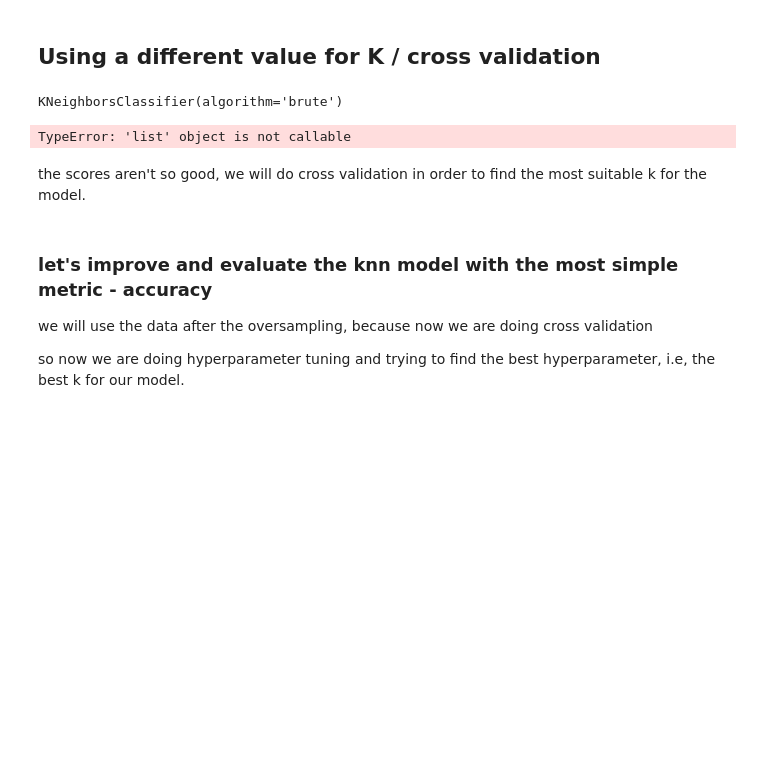
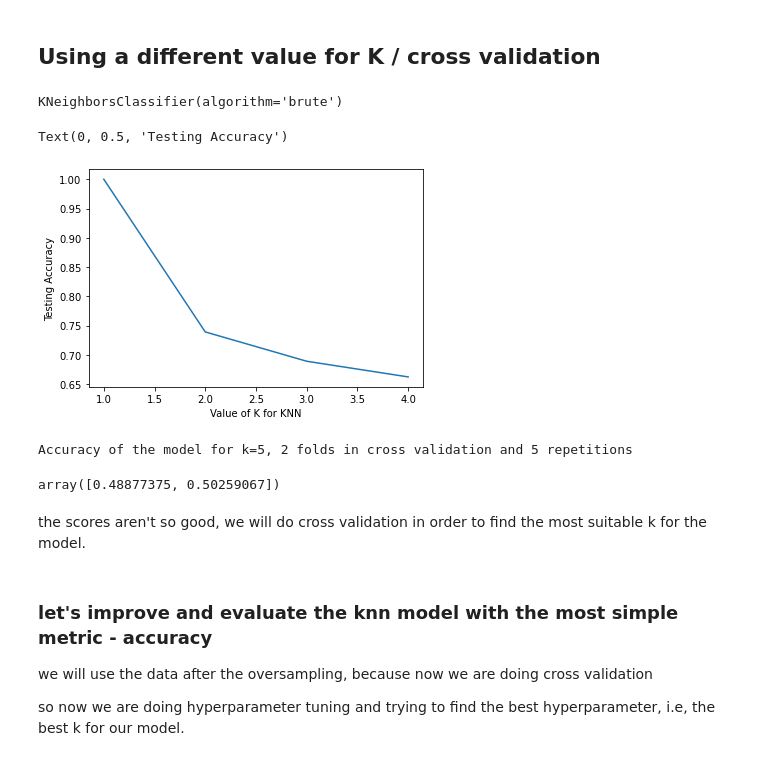
Before and after one commit to BabyBlue555/firstYear_semB_project, a Jupyter notebook: genre_classification.ipynb, the cells around one changed output. Saved outputs shown, nothing was run; the diff lists cells and outputs as text; code cells hidden in the pictures; blank space fills up the shorter version.

```diff
--- a/genre_classification.ipynb
+++ b/genre_classification.ipynb
@@ -1280,19 +1030,20 @@ KNeighborsClassifier(algorithm='brute')
 # %%
 # try K=1 through K=30 and plot testing accuracy
 # del list
-k_range = list(range(1, 5))
+k_range = (range(1, 5))
 scores = []
 for k in k_range:
     knn_model = KNeighborsClassifier(n_neighbors=k)
     knn_model.fit(X_train_standardized, Y_train)
     y_pred = knn_model.predict(X_train_standardized)
     scores.append(metrics.accuracy_score(Y_train, y_pred))
 
 plt.plot(k_range, scores)
 plt.xlabel('Value of K for KNN')
 plt.ylabel('Testing Accuracy')
 # %% [output]
-TypeError: 'list' object is not callable
+Text(0, 0.5, 'Testing Accuracy')
+[figure, added]
 # %%
 # max_score = max(scores)
 # best_K = scores.index(max(scores))+1
@@ -1308,6 +1059,9 @@ d = {'k_mean': k_mean_scores, 'k_std': k_std_scores}
 # %%
 print("Accuracy of the model for k=5, 2 folds in cross validation and 5 repetitions ")
 scores
+# %% [output]
+Accuracy of the model for k=5, 2 folds in cross validation and 5 repetitions
+array([0.48877375, 0.50259067])
 # %% [markdown]
 the scores aren't so good, we will do cross validation in order to find the most suitable k for the model.
 # %% [markdown]
```
Also changed, not shown: parts of 164 cells of this notebook.
